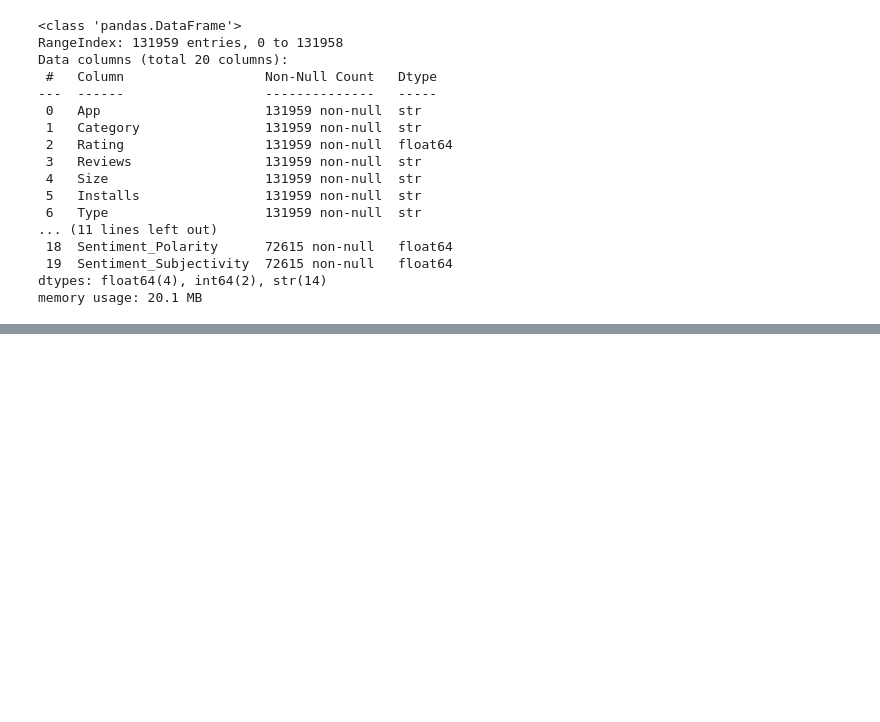
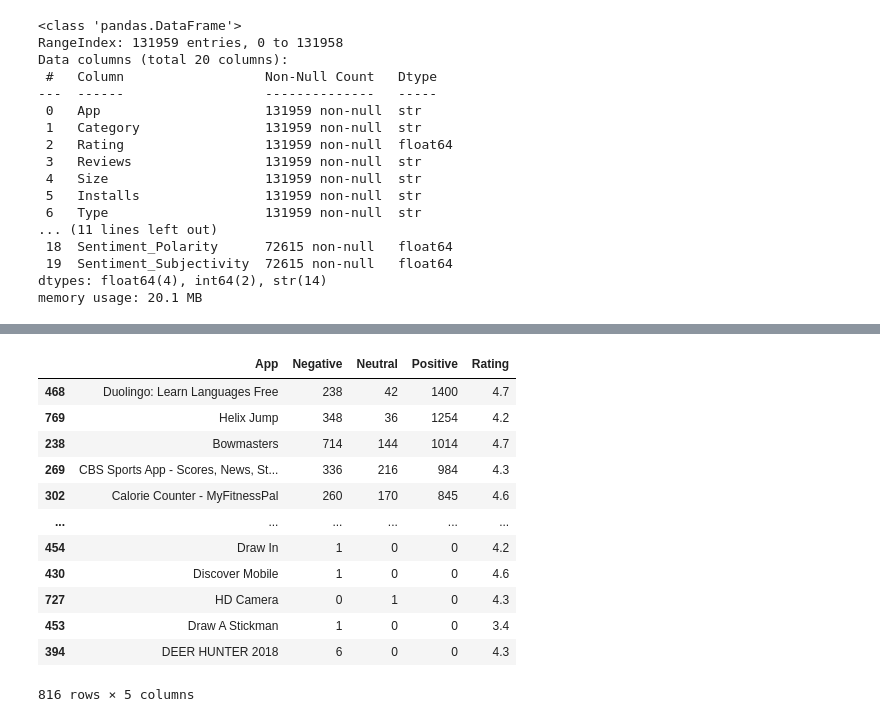
Before and after one commit to ChaLinP/data-analysis-with-pandas, a Jupyter notebook: 05-google-play-store-analysis/notebook.ipynb, the cells around one changed output, grey strips where cells are left out. Saved outputs shown, nothing was run; the diff lists cells and outputs as text; code cells hidden in the pictures; blank space fills up the shorter version.

```diff
--- a/05-google-play-store-analysis/notebook.ipynb
+++ b/05-google-play-store-analysis/notebook.ipynb
@@ -841,0 +911,16 @@ sentiment_count.head()
+# %%
+sentiment_counts_ratings.sort_values(by='Positive',ascending=False)
+# %% [output]
+|  | App | Negative | Neutral | Positive | Rating |
+| 468 | Duolingo: Learn Languages Free | 238 | 42 | 1400 | 4.7 |
+| 769 | Helix Jump | 348 | 36 | 1254 | 4.2 |
+| 238 | Bowmasters | 714 | 144 | 1014 | 4.7 |
+| 269 | CBS Sports App - Scores, News, St... | 336 | 216 | 984 | 4.3 |
+| 302 | Calorie Counter - MyFitnessPal | 260 | 170 | 845 | 4.6 |
+| ... | ... | ... | ... | ... | ... |
+| 454 | Draw In | 1 | 0 | 0 | 4.2 |
+| 430 | Discover Mobile | 1 | 0 | 0 | 4.6 |
+| 727 | HD Camera | 0 | 1 | 0 | 4.3 |
+| 453 | Draw A Stickman | 1 | 0 | 0 | 3.4 |
+| 394 | DEER HUNTER 2018 | 6 | 0 | 0 | 4.3 |
+816 rows × 5 columns
```
Also changed, not shown: parts of 30 cells of this notebook.
